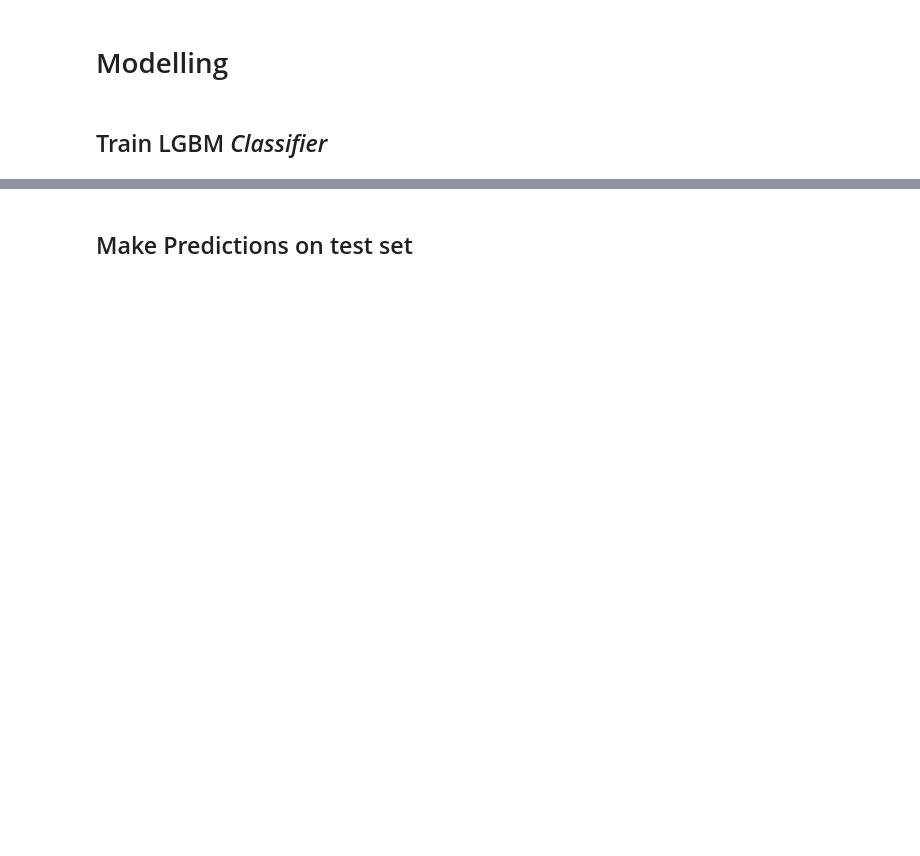
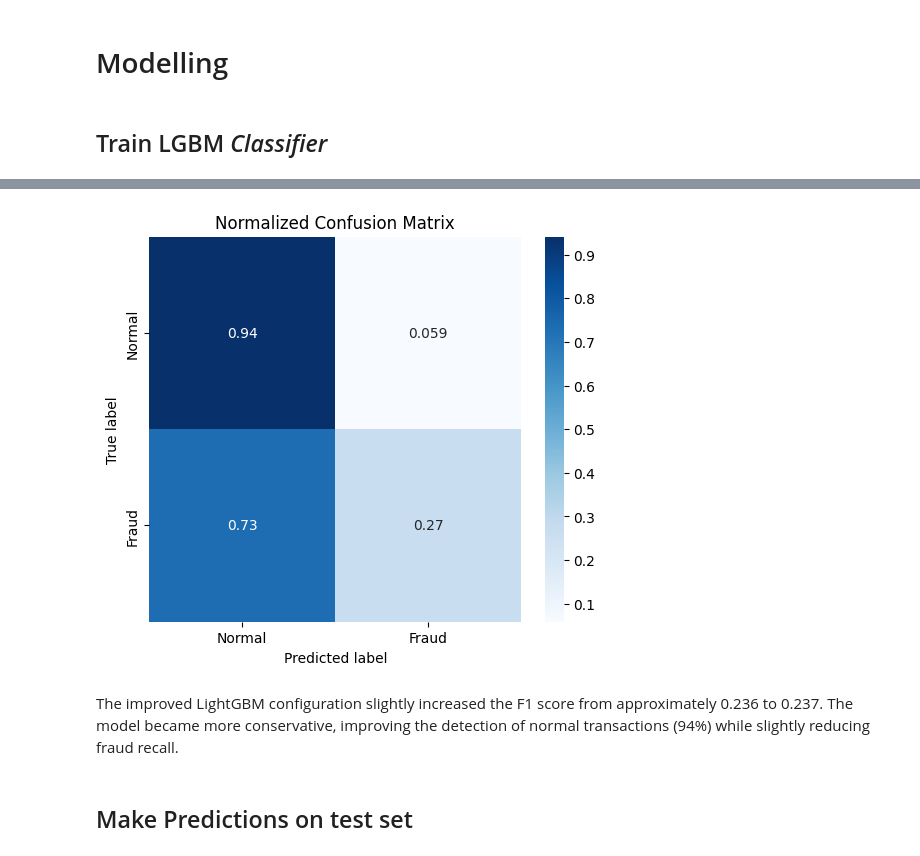
Before and after one commit to dmitriishumakher-ds/ds-fraud-repo, a Jupyter notebook: Fraud_Detection_Starter.ipynb, the cells around one changed output, grey strips where cells are left out. Saved outputs shown, nothing was run; the diff lists cells and outputs as text; code cells hidden in the pictures; blank space fills up the shorter version.

Commit message:
Update fraud detection model with LightGBM tuning

```diff
--- a/Fraud_Detection_Starter.ipynb
+++ b/Fraud_Detection_Starter.ipynb
@@ -318,3 +381,30 @@ array([60, 69, 62, 63])
+# %%
+y_pred = (y_prob > best_threshold).astype(int)
+# %%
+from sklearn.metrics import confusion_matrix
+import seaborn as sns
+import matplotlib.pyplot as plt
+
+cm = confusion_matrix(y_val, y_pred)
+cm_norm = cm.astype('float') / cm.sum(axis=1)[:, np.newaxis]
+
+plt.figure(figsize=(6,5))
+sns.heatmap(cm_norm,
+            annot=True,
+            cmap="Blues",
+            xticklabels=['Normal','Fraud'],
+            yticklabels=['Normal','Fraud'])
+
+plt.title("Normalized Confusion Matrix")
+plt.xlabel("Predicted label")
+plt.ylabel("True label")
+
+plt.show()
+# %% [output]
+[figure, added]
+# %% [markdown]
+The improved LightGBM configuration slightly increased the F1 score from approximately 0.236 to 0.237.
+The model became more conservative, improving the detection of normal transactions (94%) while slightly reducing fraud recall.
 # %% [markdown]
 ## Make Predictions on test set
 # %%
```
Also changed, not shown: parts of 17 cells of this notebook.
